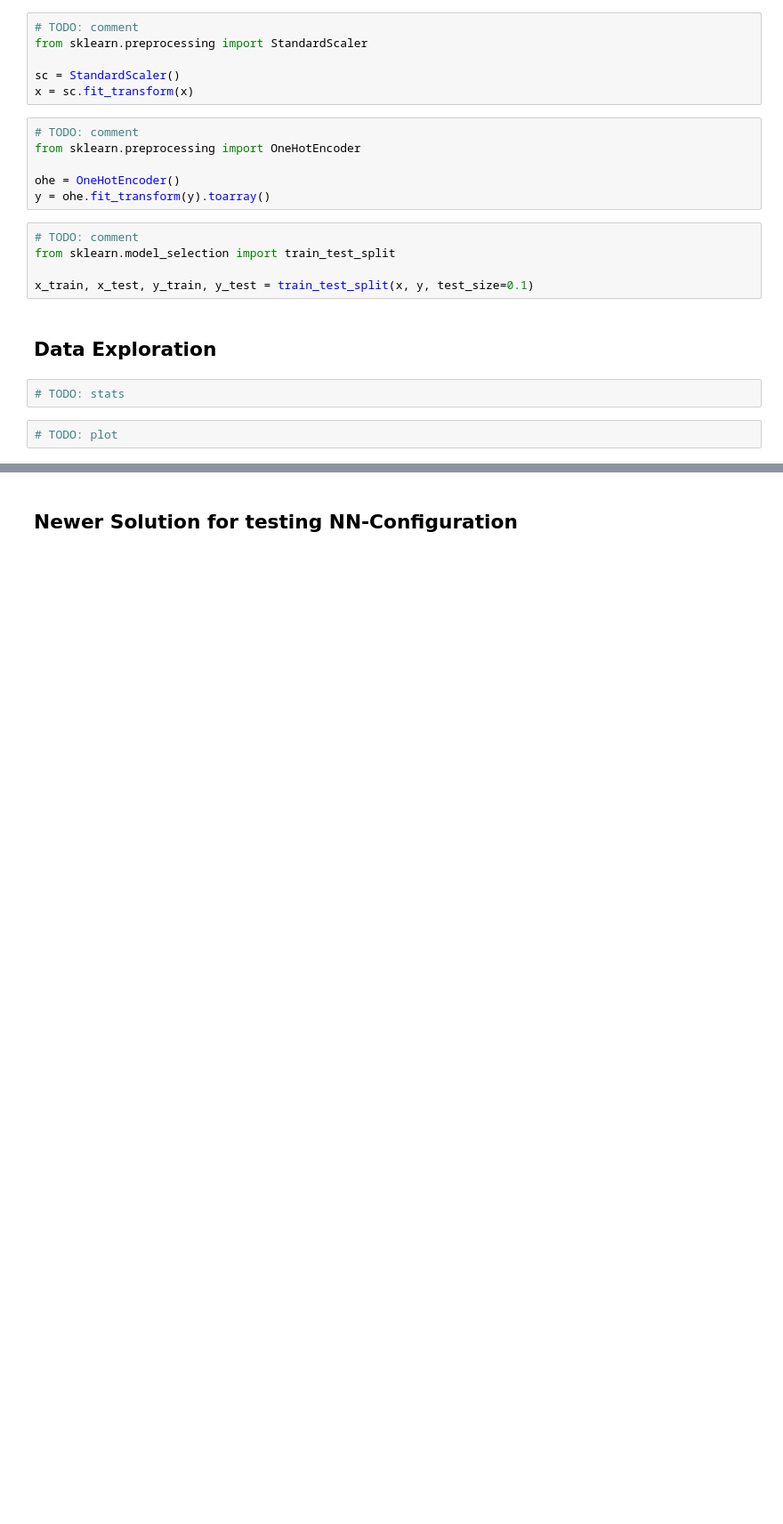
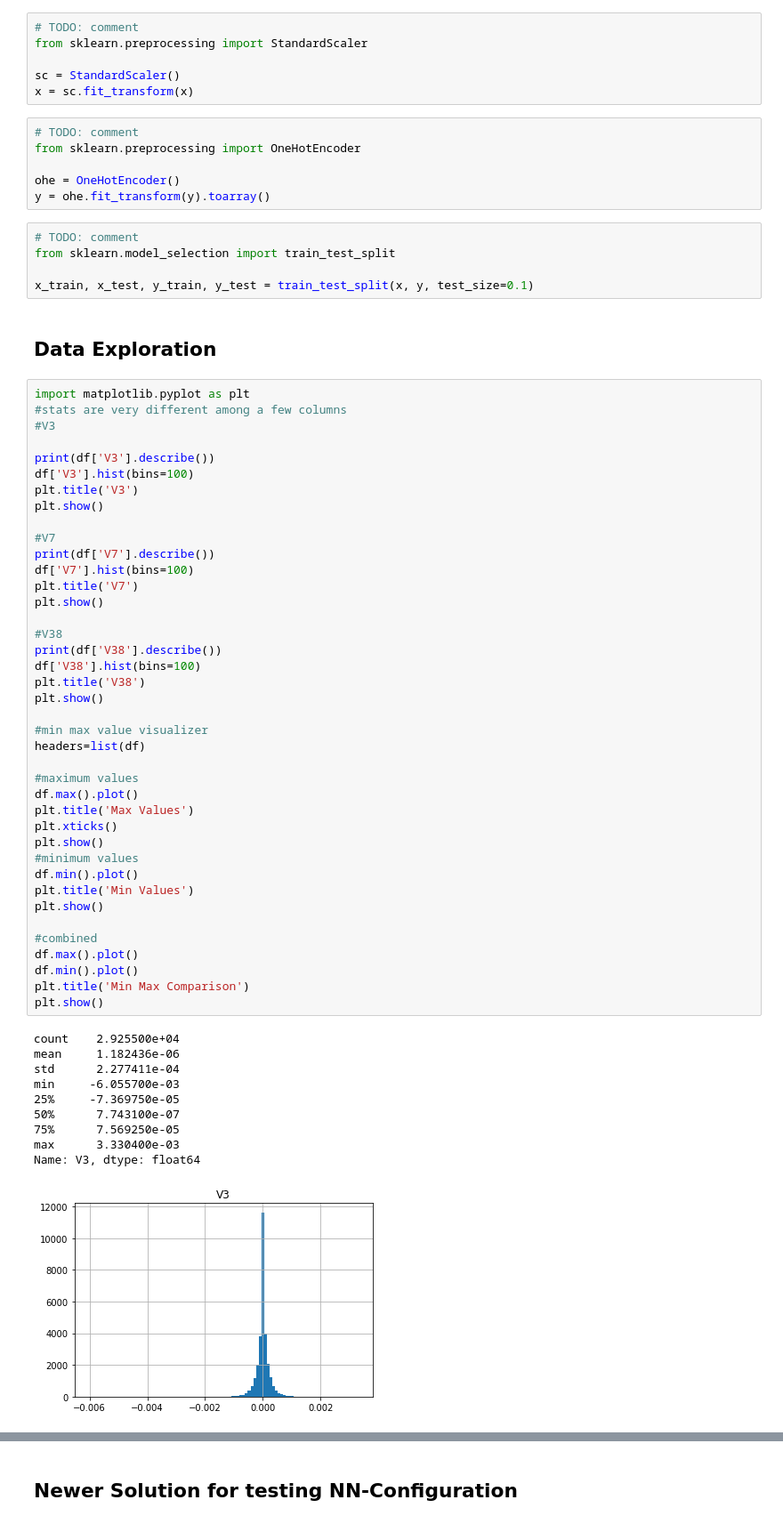
Before and after one commit to InextYou/spezasproject, a Jupyter notebook: project/Project.ipynb, the cells around one changed output, grey strips where cells are left out. Shown at 89% size. Saved outputs shown, nothing was run; the diff lists cells and outputs as text; blank space fills up the shorter version.

Commit message:
without bug: added plots for selected columns, min and max values toDo: alter plot to show all cols on x-axis without bug: added NN-Model picture

```diff
--- a/project/Project.ipynb
+++ b/project/Project.ipynb
@@ -35,7 +35,54 @@ from sklearn.model_selection import train_test_split
 x_train, x_test, y_train, y_test = train_test_split(x, y, test_size=0.1)
 # %% [markdown]
 ## Data Exploration
-# %%
-# TODO: stats
-# %%
-# TODO: plot
+# %%
+import matplotlib.pyplot as plt
+#stats are very different among a few columns
+#V3
+
+print(df['V3'].describe())
+df['V3'].hist(bins=100)
+plt.title('V3')
+plt.show()
+
+#V7
+print(df['V7'].describe())
+df['V7'].hist(bins=100)
+plt.title('V7')
+plt.show()
+
+#V38
+print(df['V38'].describe())
+df['V38'].hist(bins=100)
+plt.title('V38')
+plt.show()
+
+#min max value visualizer
+headers=list(df)
+
+#maximum values
+df.max().plot()
+plt.title('Max Values')
+plt.xticks()
+plt.show()
+#minimum values
+df.min().plot()
+plt.title('Min Values')
+plt.show()
+
+#combined
+df.max().plot()
+df.min().plot()
+plt.title('Min Max Comparison')
+plt.show()
+# %% [output]
+count    2.925500e+04
+mean     1.182436e-06
+std      2.277411e-04
+min     -6.055700e-03
+25%     -7.369750e-05
+50%      7.743100e-07
+75%      7.569250e-05
+max      3.330400e-03
+Name: V3, dtype: float64
+[figure, added]
```
Also changed, not shown: parts of 15 cells of this notebook.
